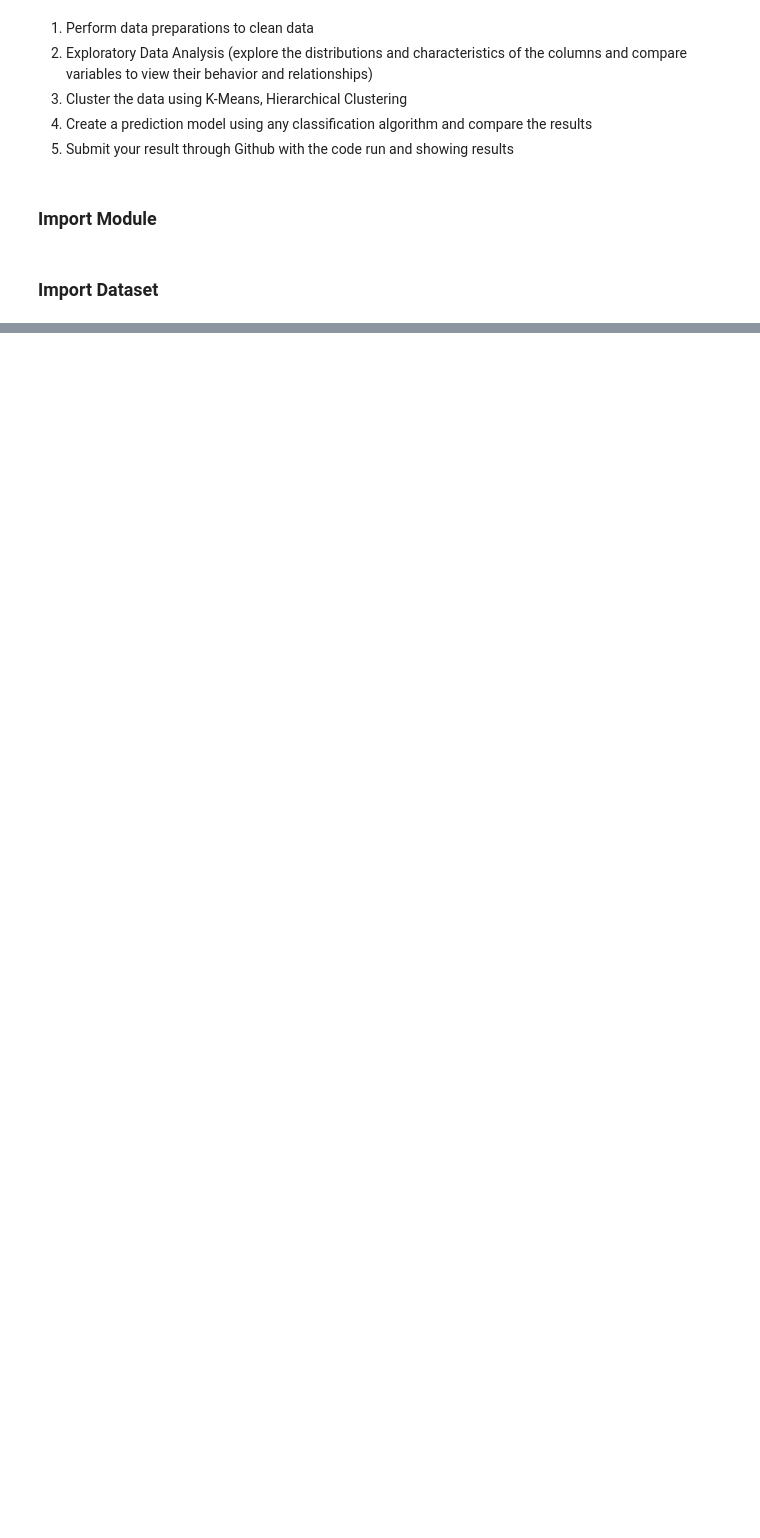
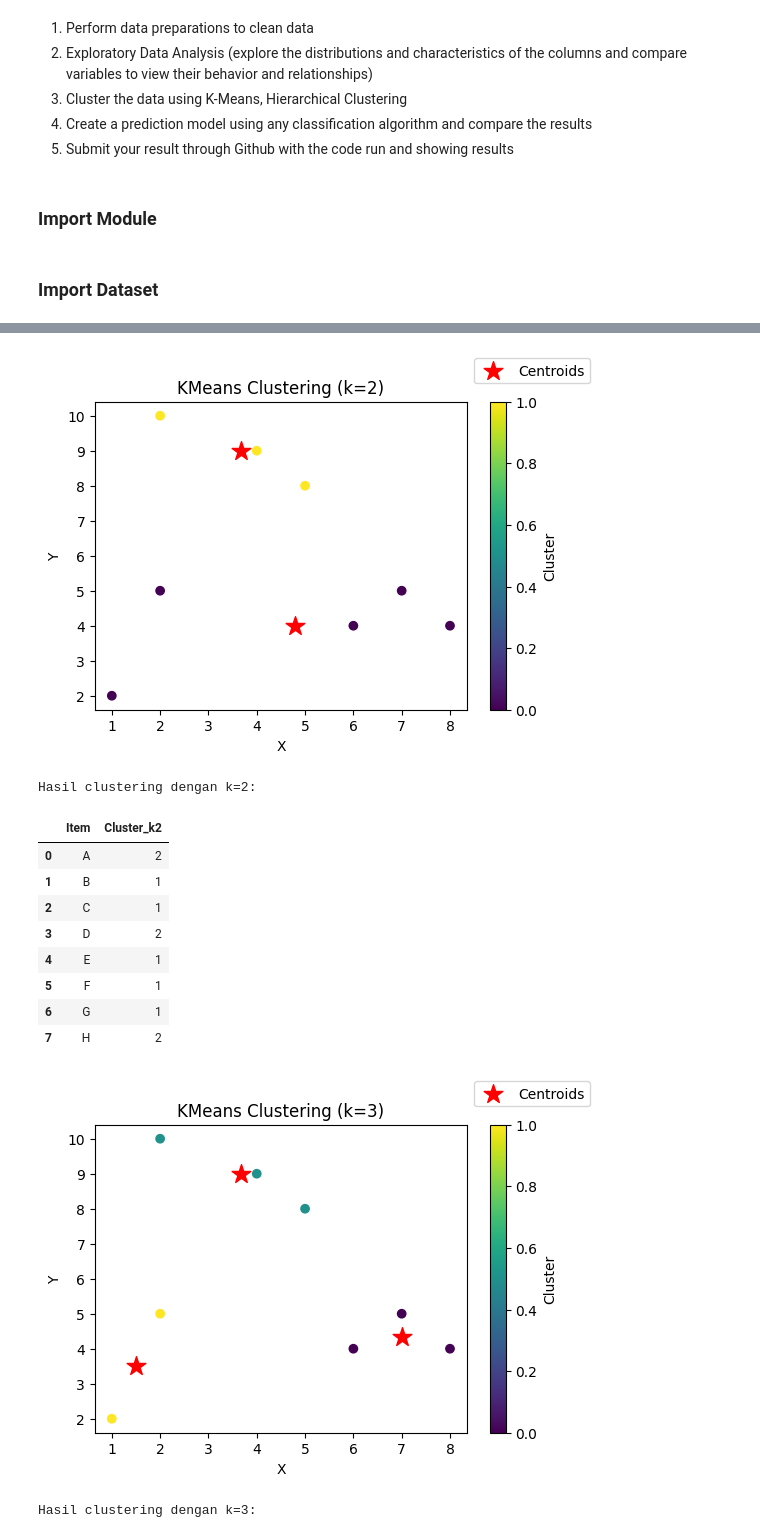
Before and after one commit to Keipatr/DecisionTree-KMeans-Apriori-Analysis, a Jupyter notebook: analisis modul-modul.ipynb, the cells around one changed output, grey strips where cells are left out. Cells and saved outputs as stored; diff of their text form; code cells hidden in the pictures; blank space fills up the shorter version.

```diff
--- a/analisis modul-modul.ipynb
+++ b/analisis modul-modul.ipynb
@@ -284,0 +206,49 @@ ExecutableNotFound: failed to execute WindowsPath('dot'), make sure the Graphviz
+# %%
+import pandas as pd
+from sklearn.cluster import KMeans
+import matplotlib.pyplot as plt
+
+# Dataset yang akan digunakan
+data = {
+    'Item': ['A', 'B', 'C', 'D', 'E', 'F', 'G', 'H'],
+    'X': [2, 2, 8, 5, 7, 6, 1, 4],
+    'Y': [10, 5, 4, 8, 5, 4, 2, 9]
+}
+df = pd.DataFrame(data)
+
+# Mengambil fitur yang akan digunakan untuk clustering (X dan Y)
+X = df[['X', 'Y']]
+
+# Melakukan KMeans clustering dengan k=2 dan k=3
+for k in [2, 3]:
+    kmeans = KMeans(n_clusters=k, random_state=42)
+    df[f'Cluster_k{k}'] = kmeans.fit_predict(X) + 1
+    centroids = kmeans.cluster_centers_
+
+    # Visualisasi hasil clustering
+    plt.figure(figsize=(6, 4))
+    plt.scatter(df['X'], df['Y'], c=df[f'Cluster_k{k}'], cmap='viridis')
+    plt.scatter(centroids[:, 0], centroids[:, 1], marker='*', s=200, c='red', label='Centroids')
+    plt.title(f'KMeans Clustering (k={k})')
+    plt.xlabel('X')
+    plt.ylabel('Y')
+    plt.colorbar(label='Cluster')
+    plt.legend(loc='center left', bbox_to_anchor=(1, 1.1))
+    plt.show()
+
+    print(f"Hasil clustering dengan k={k}:")
+    display(df[['Item', f'Cluster_k{k}']])
+# %% [output]
+[figure, added]
+Hasil clustering dengan k=2:
+|  | Item | Cluster_k2 |
+| 0 | A | 2 |
+| 1 | B | 1 |
+| 2 | C | 1 |
+| 3 | D | 2 |
+| 4 | E | 1 |
+| 5 | F | 1 |
+| 6 | G | 1 |
+| 7 | H | 2 |
+[figure, added]
+Hasil clustering dengan k=3:
```
Also changed, not shown: parts of 14 cells of this notebook.
